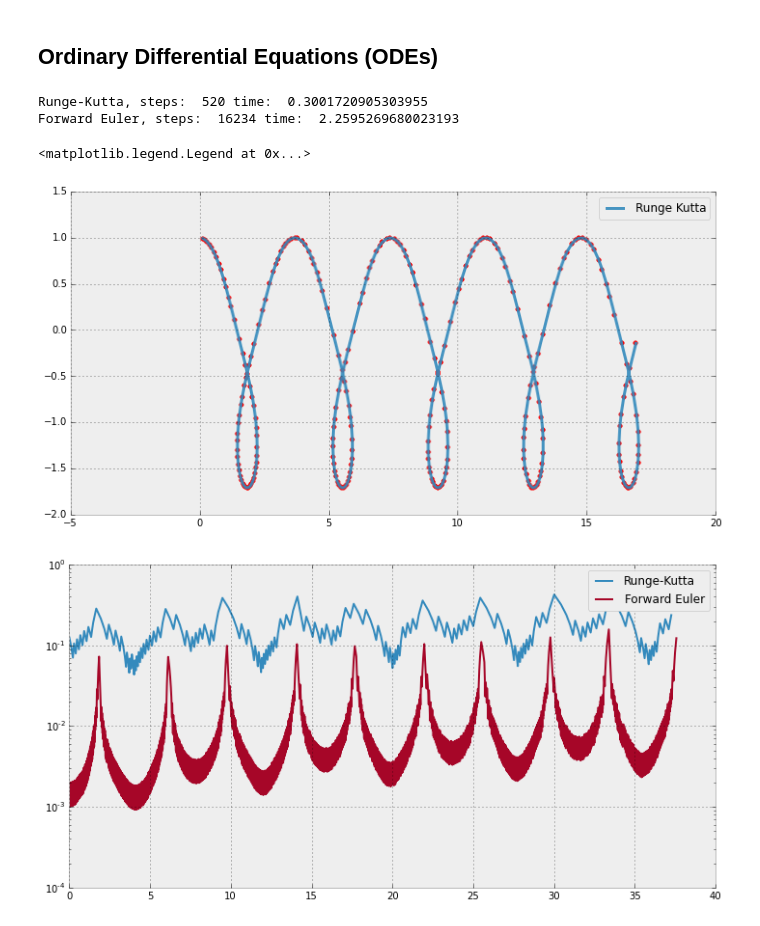
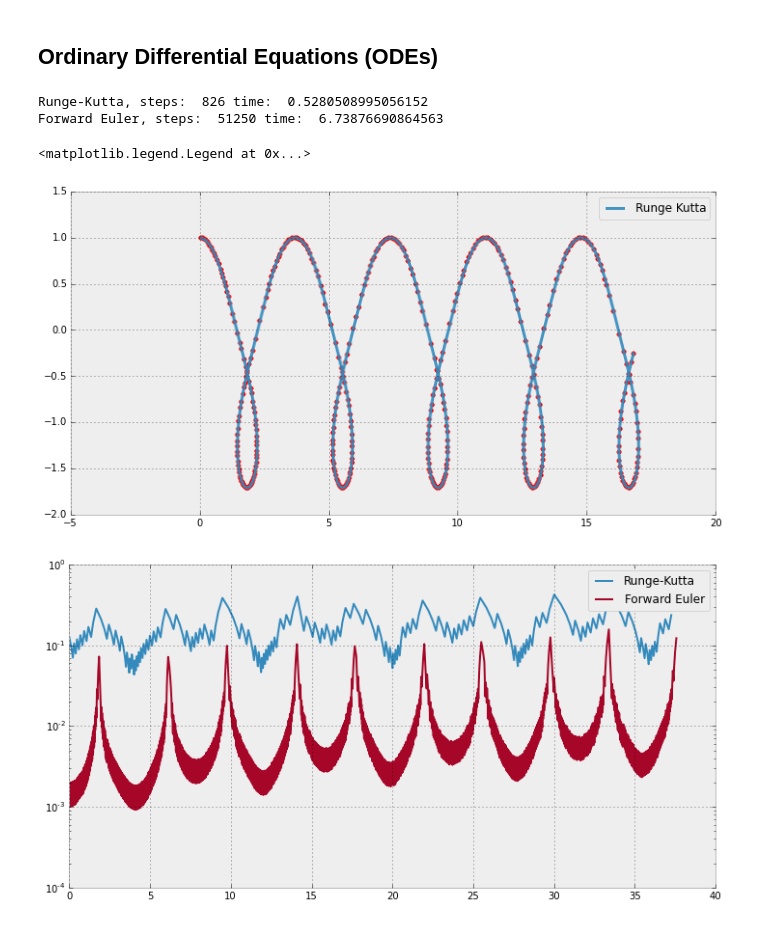
Before and after one commit to nordam/ComputationalPhysics, a Jupyter notebook: Notebooks/ODE Example 3.ipynb, the cells around one changed output. Saved outputs shown, nothing was run; the diff lists cells and outputs as text; code cells hidden in the pictures.

```diff
--- a/Notebooks/ODE Example 3.ipynb
+++ b/Notebooks/ODE Example 3.ipynb
@@ -91,37 +91,37 @@ def variableIntegrate(Tmax, h0, tol, integrator):
     T = np.array(T)
     X = np.array(X)
     V = np.array(V)
     return T, X, V
 
 Tmax = 12*np.pi
 h0   = 5e-1
-tol  = 1e-6
+tol  = 1e-7
 
 # Figure parameters
 plt.figure(figsize = (12,6))
 linewidth = 3
 alpha = 0.9
 
 tic = time()
 Tr, Xr, Vr = variableIntegrate(Tmax, h0, tol, rungeKutta)
 toc = time()
 print('Runge-Kutta, steps: ', 2*len(Tr), 'time: ', toc - tic)
 plt.plot(Xr[:,0], Xr[:,1], label = 'Runge Kutta', lw = linewidth, alpha = alpha)
 plt.scatter(Xr[:,0], Xr[:,1], marker = 'o', s = 20, color = 'r')
 
 tic = time()
 Te, Xe, Ve = variableIntegrate(Tmax, h0, tol, forwardEuler)
 toc = time()
 print('Forward Euler, steps: ', 2*len(Te), 'time: ', toc - tic)
 #plt.plot(Xe[:,0], Xe[:,1], label = 'Forward Euler', lw = linewidth, alpha = alpha)
 #plt.scatter(Xe[:,0], Xe[:,1], marker = 'o', s = 20, color = 'r')
 
 plt.legend(loc = 'best')
 # %% [output]
-Runge-Kutta, steps:  520 time:  0.3001720905303955
-Forward Euler, steps:  16234 time:  2.2595269680023193
+Runge-Kutta, steps:  826 time:  0.5280508995056152
+Forward Euler, steps:  51250 time:  6.73876690864563
 <matplotlib.legend.Legend at 0x...>
-[figure, old version]
+[figure, new version]
 # %%
 # Visualise timesteps
 
```
Also changed, not shown: 5 other files.
